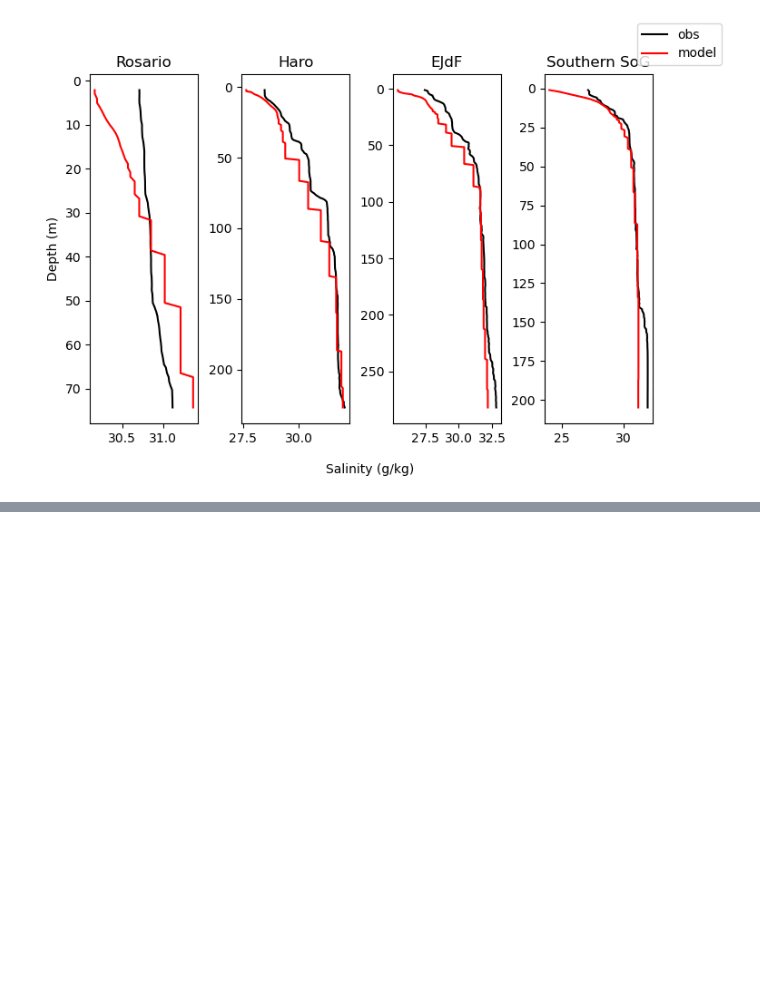
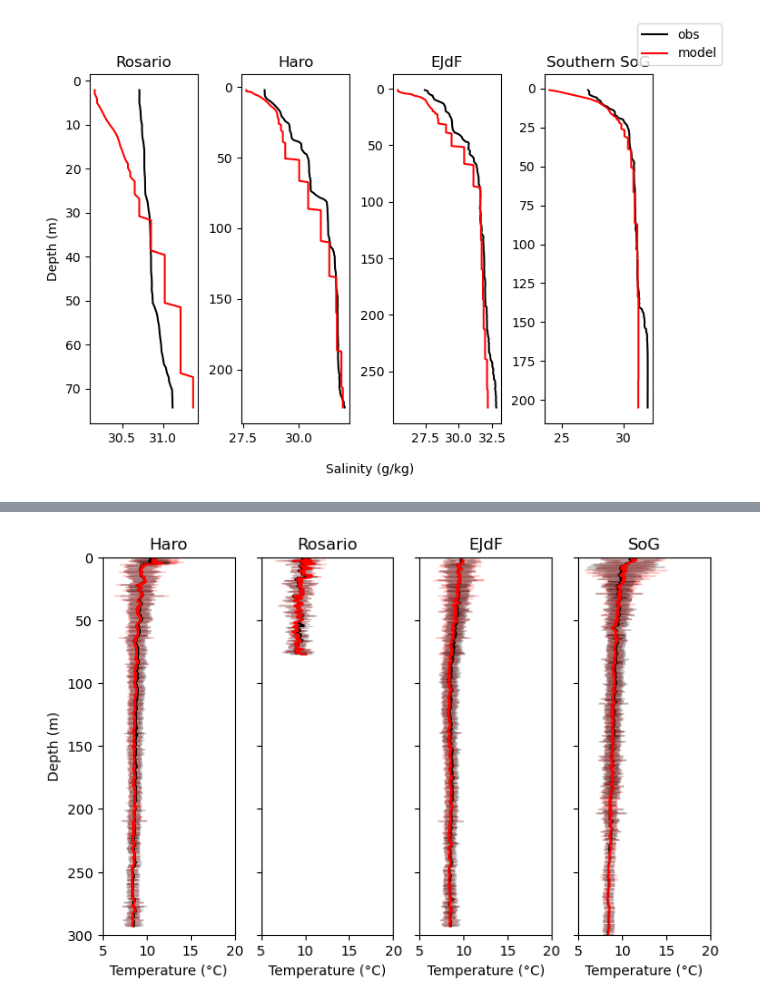
Before and after one commit to SalishSeaCast/analysis-camryn, a Jupyter notebook: notebooks/model_evals/model_eval.ipynb, the cells around one changed output, grey strips where cells are left out. Cells and saved outputs as stored; diff of their text form; code cells hidden in the pictures; blank space fills up the shorter version.

```diff
--- a/notebooks/model_evals/model_eval.ipynb
+++ b/notebooks/model_evals/model_eval.ipynb
@@ -1373,0 +1494,86 @@ fig.subplots_adjust(wspace=0.4)
+# %%
+fig,ax = plt.subplots(1,4,figsize=(8,5))
+ax[0].plot(averages_per_pressure_haro['consT_smoothed'],averages_per_pressure_haro['Z'],color='k',label='obs')
+ax[0].plot(averages_per_pressure_haro['mod_votemper_smoothed'],averages_per_pressure_haro['Z'],color='red',label='model')
+# Add shaded regions for standard deviation
+ax[0].fill_betweenx(averages_per_pressure_haro['Z'],
+                  averages_per_pressure_haro['mod_votemper_smoothed'] - stddev_per_pressure_haro['mod_votemper'],
+                  averages_per_pressure_haro['mod_votemper_smoothed'] + stddev_per_pressure_haro['mod_votemper'],
+                  color='red', alpha=0.2, label='model std')
+
+ax[0].fill_betweenx(averages_per_pressure_haro['Z'],
+                  averages_per_pressure_haro['consT_smoothed'] - stddev_per_pressure_haro['consT'],
+                  averages_per_pressure_haro['consT_smoothed'] + stddev_per_pressure_haro['consT'],
+                  color='black', alpha=0.2, label='obs std')
+
+#Rosario
+ax[1].plot(averages_per_pressure_ros['consT_smoothed'],averages_per_pressure_ros['Z'],color='k',label='obs')
+ax[1].plot(averages_per_pressure_ros['mod_votemper_smoothed'],averages_per_pressure_ros['Z'],color='red',label='model')
+# Add shaded regions for standard deviation
+ax[1].fill_betweenx(averages_per_pressure_ros['Z'],
+                  averages_per_pressure_ros['mod_votemper_smoothed'] - stddev_per_pressure_ros['mod_votemper'],
+                  averages_per_pressure_ros['mod_votemper_smoothed'] + stddev_per_pressure_ros['mod_votemper'],
+                  color='red', alpha=0.2, label='model std')
+
+ax[1].fill_betweenx(averages_per_pressure_ros['Z'],
+                  averages_per_pressure_ros['consT_smoothed'] - stddev_per_pressure_ros['consT'],
+                  averages_per_pressure_ros['consT_smoothed'] + stddev_per_pressure_ros['consT'],
+                  color='black', alpha=0.2, label='obs std')
+
+#EJdF
+ax[2].plot(averages_per_pressure_ejdf['consT_smoothed'],averages_per_pressure_ejdf['Z'],color='k',label='obs')
+ax[2].plot(averages_per_pressure_ejdf['mod_votemper_smoothed'],averages_per_pressure_ejdf['Z'],color='red',label='model')
+# Add shaded regions for standard deviation
+ax[2].fill_betweenx(averages_per_pressure_ejdf['Z'],
+                  averages_per_pressure_ejdf['mod_votemper_smoothed'] - stddev_per_pressure_ejdf['mod_votemper'],
+                  averages_per_pressure_ejdf['mod_votemper_smoothed'] + stddev_per_pressure_ejdf['mod_votemper'],
+                  color='red', alpha=0.2, label='model std')
+
+ax[2].fill_betweenx(averages_per_pressure_ejdf['Z'],
+                  averages_per_pressure_ejdf['consT_smoothed'] - stddev_per_pressure_ejdf['consT'],
+                  averages_per_pressure_ejdf['consT_smoothed'] + stddev_per_pressure_ejdf['consT'],
+                  color='black', alpha=0.2, label='obs std')
+
+#SoG
+ax[3].plot(averages_per_pressure_sog['consT_smoothed'],averages_per_pressure_sog['Z'],color='k',label='obs')
+ax[3].plot(averages_per_pressure_sog['mod_votemper_smoothed'],averages_per_pressure_sog['Z'],color='red',label='model')
+# Add shaded regions for standard deviation
+ax[3].fill_betweenx(averages_per_pressure_sog['Z'],
+                  averages_per_pressure_sog['mod_votemper_smoothed'] - stddev_per_pressure_sog['mod_votemper'],
+                  averages_per_pressure_sog['mod_votemper_smoothed'] + stddev_per_pressure_sog['mod_votemper'],
+                  color='red', alpha=0.2, label='model std')
+
+ax[3].fill_betweenx(averages_per_pressure_sog['Z'],
+                  averages_per_pressure_sog['consT_smoothed'] - stddev_per_pressure_sog['consT'],
+                  averages_per_pressure_sog['consT_smoothed'] + stddev_per_pressure_sog['consT'],
+                  color='black', alpha=0.2, label='obs std')
+
+ax[0].set_ylim([0,300])
+ax[1].set_ylim([0,300])
+ax[2].set_ylim([0,300])
+ax[3].set_ylim([0,300])
+ax[0].invert_yaxis()
+ax[1].invert_yaxis()
+ax[2].invert_yaxis()
+ax[3].invert_yaxis()
+ax[1].set_yticklabels([])
+ax[2].set_yticklabels([])
+ax[3].set_yticklabels([])
+
+ax[0].set_xlim([5,20])
+ax[1].set_xlim([5,20])
+ax[2].set_xlim([5,20])
+ax[3].set_xlim([5,20])
+
+ax[0].set_ylabel('Depth (m)')
+ax[0].set_xlabel('Temperature (°C)')
+ax[1].set_xlabel('Temperature (°C)')
+ax[2].set_xlabel('Temperature (°C)')
+ax[3].set_xlabel('Temperature (°C)')
+
+ax[0].set_title('Haro')
+ax[1].set_title('Rosario')
+ax[2].set_title('EJdF')
+ax[3].set_title('SoG');
+# %% [output]
+[figure, added]
```
Also changed, not shown: parts of 6 cells of this notebook.
